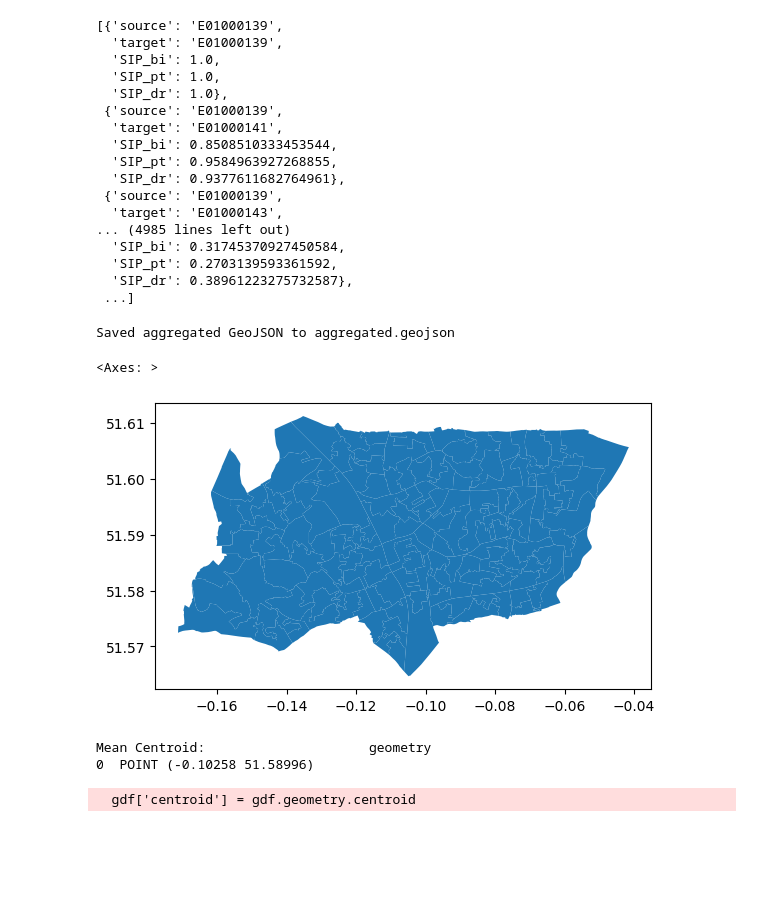
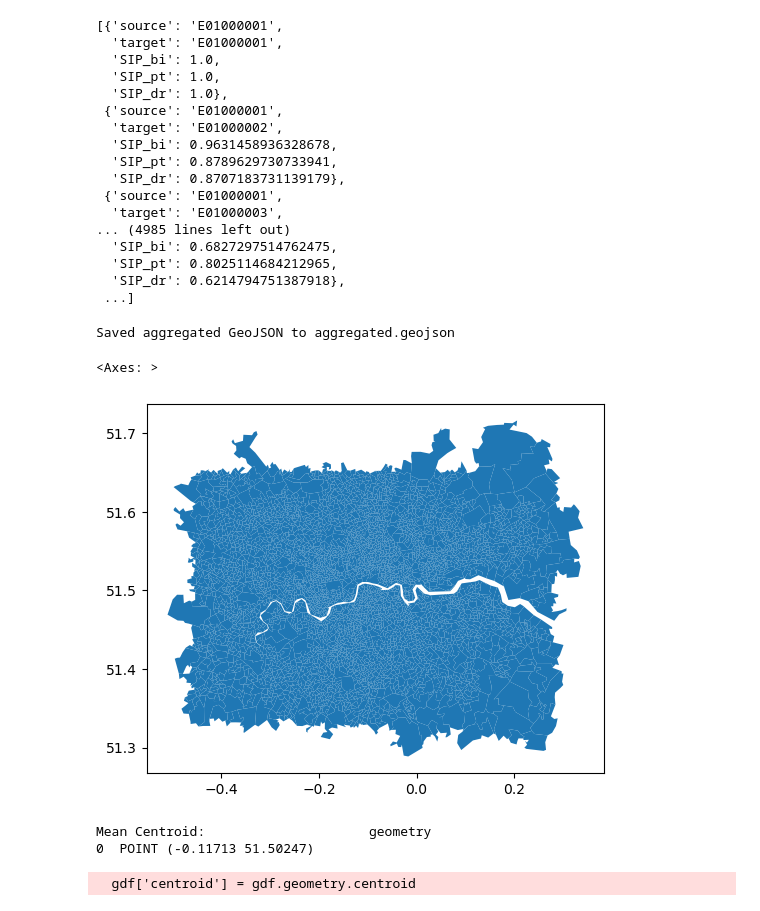
Before and after one commit to c-zhong-ucl-ac-uk/research-group-site, a Jupyter notebook: data/test.ipynb, the cells around one changed output. Cells and saved outputs as stored; diff of their text form; code cells hidden in the pictures; blank space fills up the shorter version.

```diff
--- a/data/test.ipynb
+++ b/data/test.ipynb
@@ -4,7 +4,7 @@ import geopandas as gpd
 import json
 
 # Replace with the path to your JSON file
-json_file = 'SIP_camden_adjbbox_normed.json'
+json_file = 'SIP_CASA_0616.json'
 
 # Open and load the JSON file
 with open(json_file, 'r') as file:
@@ -12,22 +12,22 @@ with open(json_file, 'r') as file:
 
 data
 # %% [output]
-[{'source': 'E01000139',
-  'target': 'E01000139',
+[{'source': 'E01000001',
+  'target': 'E01000001',
   'SIP_bi': 1.0,
   'SIP_pt': 1.0,
   'SIP_dr': 1.0},
- {'source': 'E01000139',
-  'target': 'E01000141',
-  'SIP_bi': 0.8508510333453544,
-  'SIP_pt': 0.9584963927268855,
-  'SIP_dr': 0.9377611682764961},
- {'source': 'E01000139',
-  'target': 'E01000143',
+ {'source': 'E01000001',
+  'target': 'E01000002',
+  'SIP_bi': 0.9631458936328678,
+  'SIP_pt': 0.8789629730733941,
+  'SIP_dr': 0.8707183731139179},
+ {'source': 'E01000001',
+  'target': 'E01000003',
 ... (4985 lines left out)
-  'SIP_bi': 0.31745370927450584,
-  'SIP_pt': 0.2703139593361592,
-  'SIP_dr': 0.38961223275732587},
+  'SIP_bi': 0.6827297514762475,
+  'SIP_pt': 0.8025114684212965,
+  'SIP_dr': 0.6214794751387918},
  ...]
 # %%
 import geopandas as gpd
@@ -57,10 +57,11 @@ print(f"Saved aggregated GeoJSON to {output_geojson}")
 # %% [output]
 Saved aggregated GeoJSON to aggregated.geojson
 # %%
+gdf = gpd.read_file("London.geojson")
 gdf.plot()
 # %% [output]
 <Axes: >
-[figure, old version]
+[figure, new version]
 # %%
 import geopandas as gpd
 
@@ -95,7 +96,7 @@ mean_centroid_gdf = gpd.GeoDataFrame(geometry=[mean_centroid], crs=gdf.crs)
 print("Mean Centroid:", mean_centroid_gdf)
 # %% [output]
 Mean Centroid:                     geometry
-0  POINT (-0.10258 51.58996)
+0  POINT (-0.11713 51.50247)
   gdf['centroid'] = gdf.geometry.centroid
 # %%
 mean_centroid_gdf.plot()
```
Also changed, not shown: parts of 1 cell of this notebook, 5 other files.
